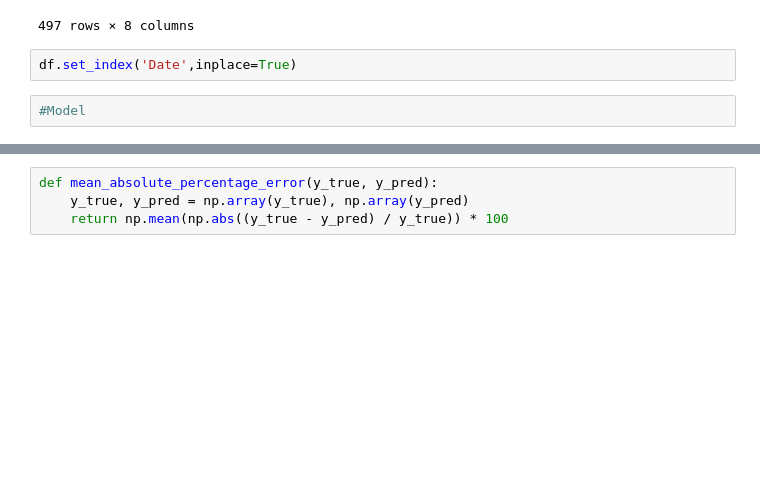
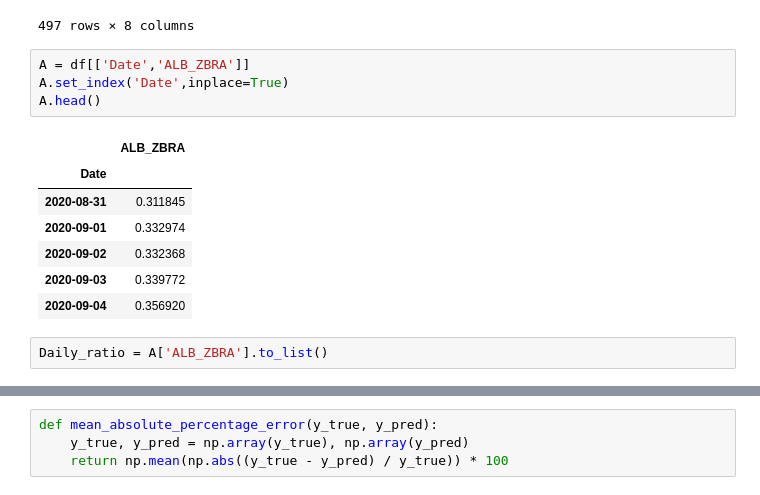
Before and after one commit to greengamma/long-short-trade-ideas-generator, a Jupyter notebook: notebooks/Untitled1.ipynb, the cells around one changed output, grey strips where cells are left out. Cells and saved outputs as stored; diff of their text form; blank space fills up the shorter version.

```diff
--- a/notebooks/Untitled1.ipynb
+++ b/notebooks/Untitled1.ipynb
@@ -57,6 +26,16 @@ df
 | 496 | 2022-08-19 | 0.822204 | 0.334919 | 4.280950 | 0.204631 | 1.200391 | 3.405268 | 0.951858 |
 497 rows × 8 columns
 # %%
-df.set_index('Date',inplace=True)
+A = df[['Date','ALB_ZBRA']]
+A.set_index('Date',inplace=True)
+A.head()
+# %% [output]
+|  | ALB_ZBRA |
+| Date |  |
+| 2020-08-31 | 0.311845 |
+| 2020-09-01 | 0.332974 |
+| 2020-09-02 | 0.332368 |
+| 2020-09-03 | 0.339772 |
+| 2020-09-04 | 0.356920 |
-# %%
-#Model
+# %%
+Daily_ratio = A['ALB_ZBRA'].to_list()
```
Also changed, not shown: parts of 18 cells of this notebook, 4 other files.
